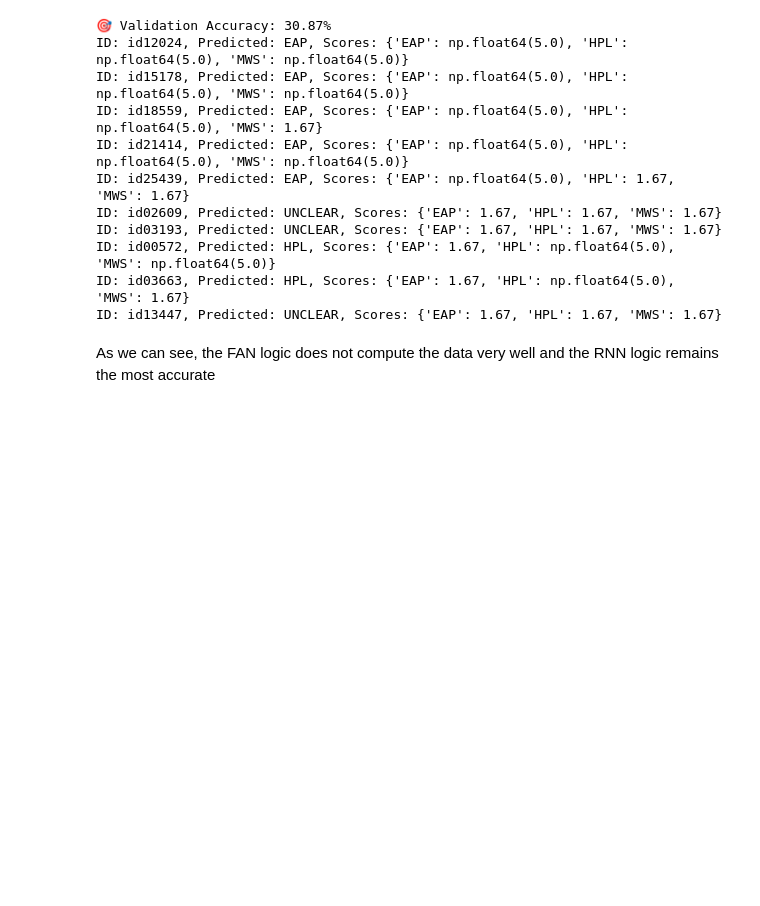
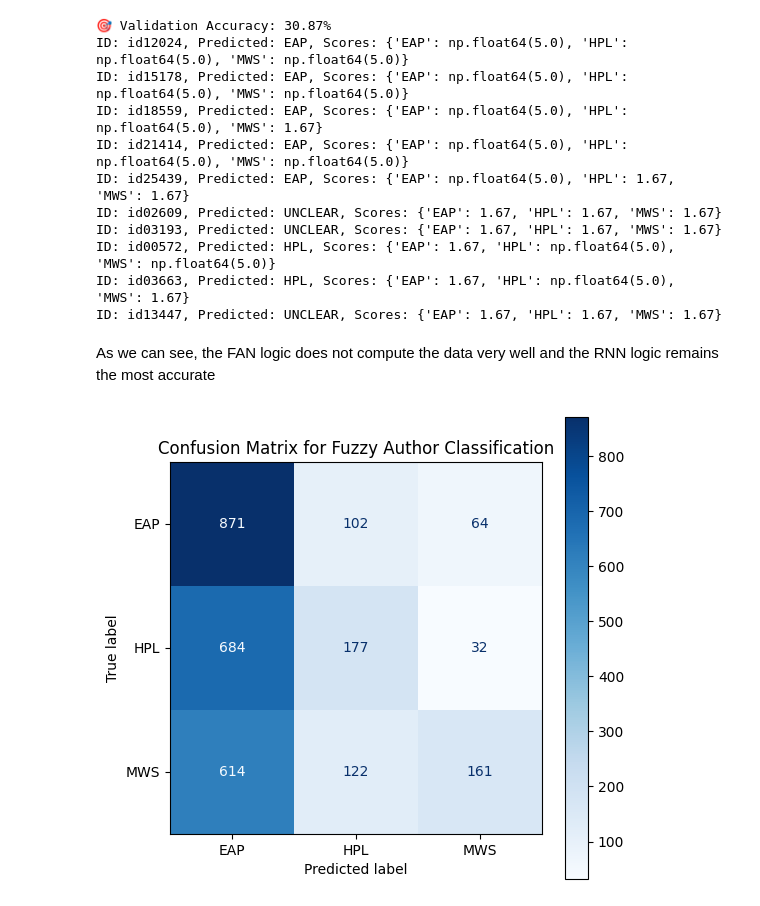
Before and after one commit to liehanels/POE-Part-1, a Jupyter notebook: notebooks/RNN.ipynb, the cells around one changed output. Cells and saved outputs as stored; diff of their text form; code cells hidden in the pictures; blank space fills up the shorter version.

Commit message:
Added a confusion matrix

```diff
--- a/notebooks/RNN.ipynb
+++ b/notebooks/RNN.ipynb
@@ -588,3 +588,27 @@ ID: id03663, Predicted: HPL, Scores: {'EAP': 1.67, 'HPL': np.float64(5.0), 'MWS'
 ID: id13447, Predicted: UNCLEAR, Scores: {'EAP': 1.67, 'HPL': 1.67, 'MWS': 1.67}
 # %% [markdown]
 As we can see, the FAN logic does not compute the data very well and the RNN logic remains the most accurate
+# %%
+from sklearn.metrics import confusion_matrix, ConfusionMatrixDisplay
+
+import matplotlib.pyplot as plt
+
+# Extract true and predicted labels from validation results
+true_labels = val_df['author'].tolist()
+pred_labels = [res['predicted'] for res in results]
+
+# Filter out 'UNCLEAR' predictions for the confusion matrix
+filtered_true = [t for t, p in zip(true_labels, pred_labels) if p in AUTHORS]
+filtered_pred = [p for p in pred_labels if p in AUTHORS]
+
+# Compute confusion matrix
+cm = confusion_matrix(filtered_true, filtered_pred, labels=AUTHORS)
+
+# Plot confusion matrix
+disp = ConfusionMatrixDisplay(confusion_matrix=cm, display_labels=AUTHORS)
+fig, ax = plt.subplots(figsize=(6, 6))
+disp.plot(ax=ax, cmap='Blues', values_format='d')
+plt.title("Confusion Matrix for Fuzzy Author Classification")
+plt.show()
+# %% [output]
+[figure, added]
```
Also changed, not shown: 1 other file.
